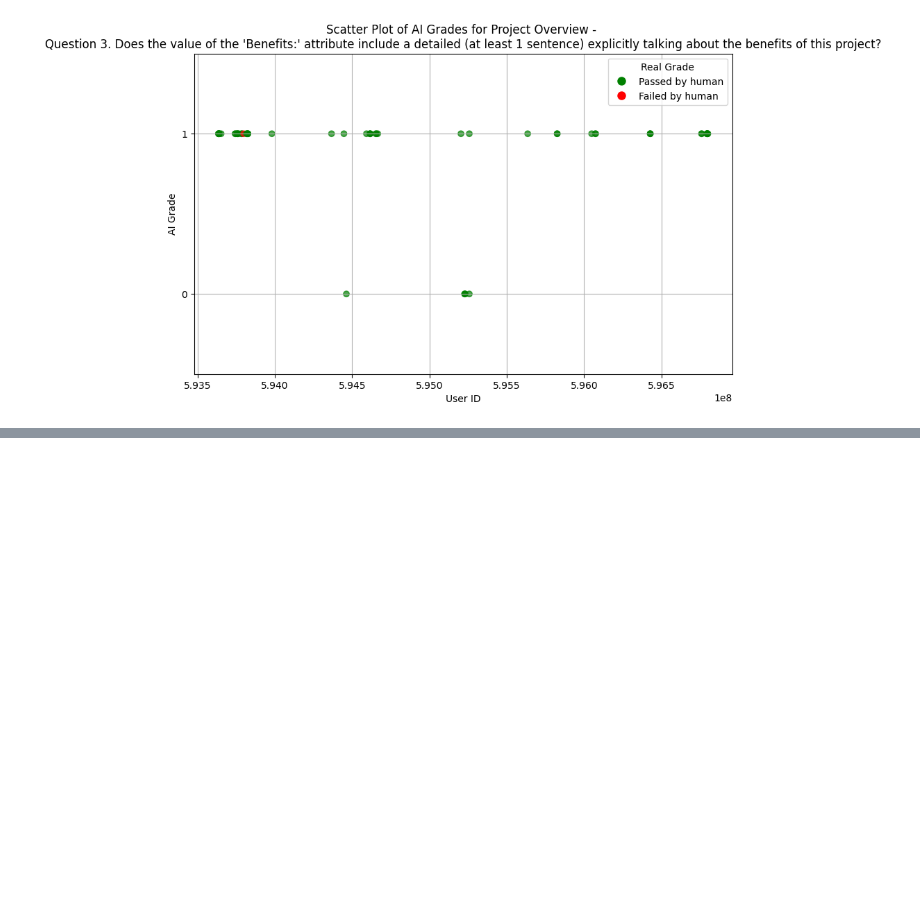
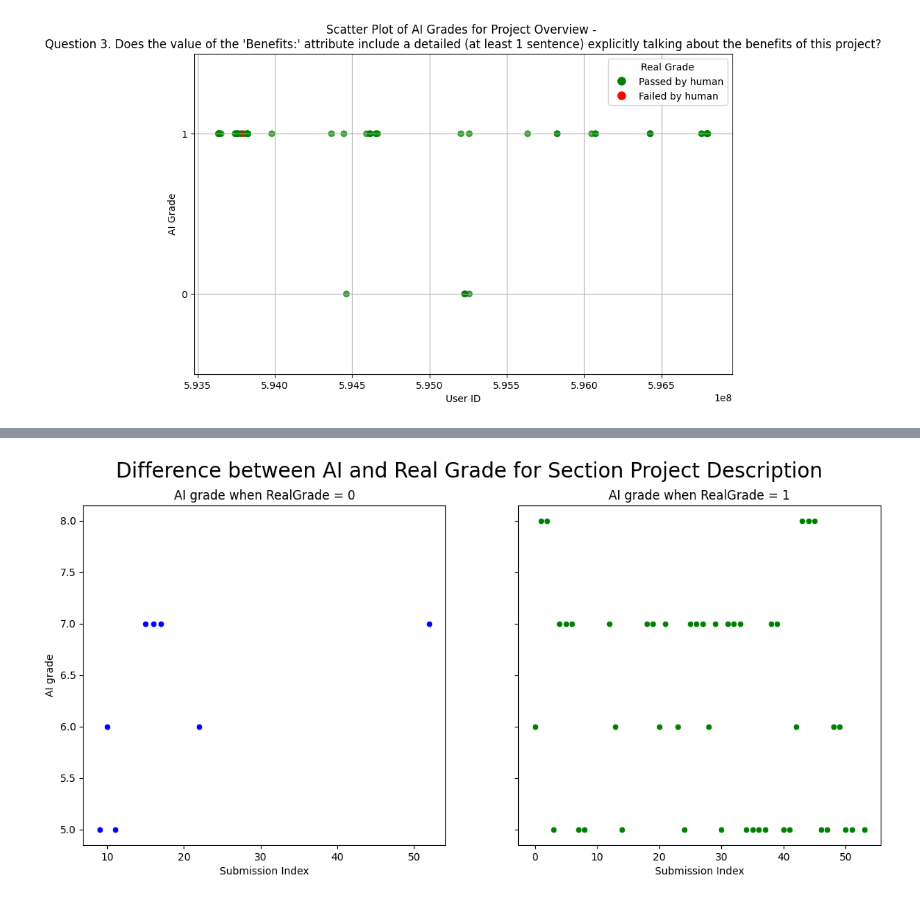
Before and after one commit to ngavu2004/AutoGradingPipelineAnalysis, a Jupyter notebook: visualize_AI_grade_RealGrade.ipynb, the cells around one changed output, grey strips where cells are left out. Saved outputs shown, nothing was run; the diff lists cells and outputs as text; code cells hidden in the pictures; blank space fills up the shorter version.

```diff
--- a/visualize_AI_grade_RealGrade.ipynb
+++ b/visualize_AI_grade_RealGrade.ipynb
@@ -183,12 +167,7 @@ plot_section_grades('Project Description', 'Timeline')
 ### Histogram of AI score for each section
 # %%
 # Read the CSV file
-result_df = pd.read_csv('56_files_pred_true_version3.csv')
-
-# Rename columns
-result_df.rename(columns={'score': 'Real_Grade', 'long_description': 'Criteria'}, inplace=True)
-
-def plot_section_histogram(section, df):
+def plot_section_histogram(section, url='56_files_pred_true_version3.csv'):
     """
     Function to plot a histogram of AI scores for a given section.
 
@@ -199,6 +178,10 @@ def plot_section_histogram(section, df):
     Returns:
     None
     """
+    df = pd.read_csv(url)
+
+    # Rename columns
+    df.rename(columns={'score': 'Real_Grade', 'long_description': 'Criteria'}, inplace=True)
     # Filter data for the specified section
     section_df = df[df['Section'] == section]
 
@@ -212,10 +195,6 @@ def plot_section_histogram(section, df):
     plt.show()
 
 # Example usage
-plot_section_histogram('Project Description', result_df)
-plot_section_histogram('Project Overview', result_df)
-plot_section_histogram('Timeline', result_df)
-plot_section_histogram('Project Scope', result_df)
-plot_section_histogram('Project Team', result_df)
+plot_section_histogram('Project Description', '56_files_pred_true_version3.csv')
 # %% [output]
 [figure]
@@ -399,0 +372,11 @@ plot_section_criteria_scatter('Project Overview', merged_df)
+# %%
+max_grade_map = {
+    'Project Description': 25,
+    'Project Overview': 25,
+    'Timeline': 20,
+    'Project Scope': 15,
+    'Project Team': 15,
+}
+visualize_difference_between_AI_and_Real_Grade('54_files_pred_true_description_only_version4.csv','Project Description', max_grade_map[section])
+# %% [output]
+[figure, added]
```
Also changed, not shown: parts of 11 cells of this notebook, 1 other file.
